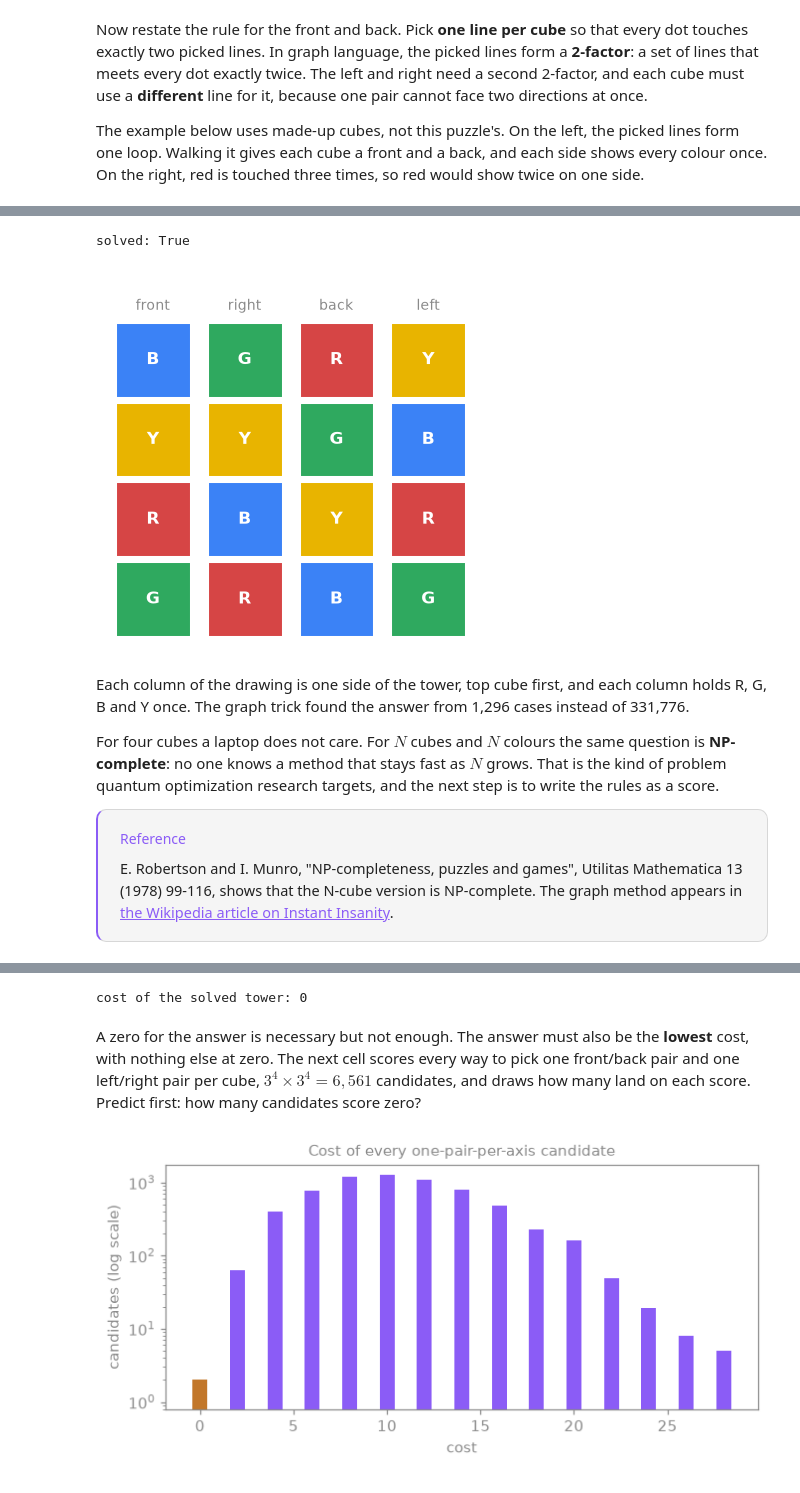
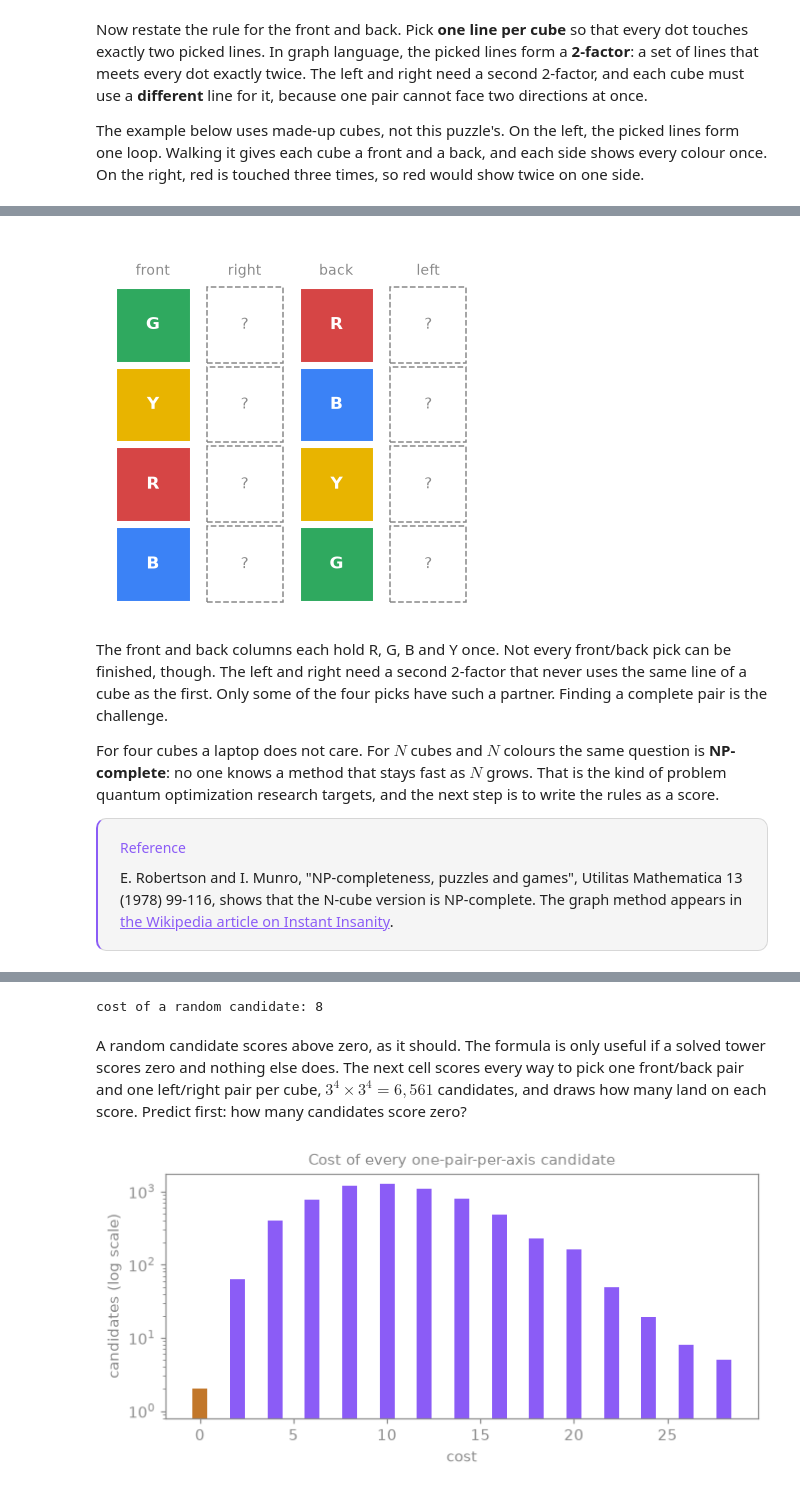
Before and after one commit to hoanganh-2704/CEadify_QAOA, a Jupyter notebook: starter_notebook.ipynb, the cells around one changed output, grey strips where cells are left out. Saved outputs shown, nothing was run; the diff lists cells and outputs as text; code cells hidden in the pictures.

```diff
--- a/starter_notebook.ipynb
+++ b/starter_notebook.ipynb
@@ -237,13 +160,7 @@ def is_two_factor(cubes, picks):
     return all(d == 2 for d in degrees(cubes, picks).values())
 
 
-graph_solutions = [
-    choice for choice in itertools.product(CHOICES, repeat=len(CUBES))
-    if is_two_factor(CUBES, [fb for fb, _ in choice])
-    and is_two_factor(CUBES, [lr for _, lr in choice])
-]
-print(f"{len(graph_solutions)} of {6 ** len(CUBES):,} cases solve the puzzle:")
-for choice in graph_solutions:
-    print("  front/back", [CUBES[i][fb] for i, (fb, _) in enumerate(choice)],
-          " left/right", [CUBES[i][lr] for i, (_, lr) in enumerate(choice)])
+front_back = [picks for picks in itertools.product(range(3), repeat=len(CUBES))
+              if is_two_factor(CUBES, picks)]
+print(f"{len(front_back)} of {3 ** len(CUBES)} front/back picks are 2-factors")
 # %% [output]
@@ -265,48 +178,12 @@ Each panel is one closed loop through all four colours, so every dot touches two
 # %%
-def orient(cubes, picks):
-    """Walk the 2-factor's cycles; return {cube: (first side, opposite side)}."""
-    lines = {c: cubes[c][p] for c, p in enumerate(picks)}
-    placed = {}
-    while len(placed) < len(lines):
-        c = next(c for c in lines if c not in placed)
-        here = lines[c][0]
-        while c is not None:
-            u, v = lines[c]
-            placed[c] = (here, v if u == here else u)
-            here = placed[c][1]
-            c = next((d for d, (a, b) in lines.items()
-                      if d not in placed and here in (a, b)), None)
-    return placed
+from resources.helpers import draw_tower, orient, tower_from
 
-
-def tower_from(cubes, choice):
-    front = orient(cubes, [fb for fb, _ in choice])
-    side = orient(cubes, [lr for _, lr in choice])
-    return [(front[c][0], side[c][0], front[c][1], side[c][1]) for c in range(len(cubes))]
-
-
-def draw_tower(tower):
-    fig, ax = plt.subplots(figsize=(4.4, 0.95 * len(tower) + 0.6))
-    for row, view in enumerate(reversed(tower)):
-        for col, colour in enumerate(view):
-            face(ax, col * 1.15, row, colour, size=0.95)
-    for col, name in enumerate(["front", "right", "back", "left"]):
-        ax.text(col * 1.15 + 0.47, len(tower) + 0.1, name, ha="center", fontsize=9)
-    ax.set_xlim(-0.1, 4.6)
-    ax.set_ylim(-0.1, len(tower) + 0.5)
-    ax.set_aspect("equal")
-    ax.axis("off")
-    show(fig)
-
-
-tower = tower_from(CUBES, answer)
-print("solved:", solves(tower))
-draw_tower(tower)
+ends = orient(CUBES, front_back[0])
+draw_tower([(ends[c][0], None, ends[c][1], None) for c in range(len(CUBES))])
 # %% [output]
-solved: True
-[figure, old version]
+[figure, new version]
 # %% [markdown]
-Each column of the drawing is one side of the tower, top cube first, and each column holds R, G, B and Y once. The graph trick found the answer from 1,296 cases instead of 331,776.
+The front and back columns each hold R, G, B and Y once. Not every front/back pick can be finished, though. The left and right need a second 2-factor that never uses the same line of a cube as the first. Only some of the four picks have such a partner. Finding a complete pair is the challenge.
 
 For four cubes a laptop does not care. For $N$ cubes and $N$ colours the same question is **NP-complete**: no one knows a method that stays fast as $N$ grows. That is the kind of problem quantum optimization research targets, and the next step is to write the rules as a score.
 
@@ -357,11 +234,12 @@ def one_hot(p):
     return [int(i == p) for i in range(3)]
 
 
-x = [one_hot(fb) for fb, _ in answer]
-y = [one_hot(lr) for _, lr in answer]
-print("cost of the solved tower:", cost(CUBES, x, y))
+rng = np.random.default_rng(SEED)
+x = [one_hot(p) for p in rng.integers(0, 3, len(CUBES))]
+y = [one_hot(p) for p in rng.integers(0, 3, len(CUBES))]
+print("cost of a random candidate:", cost(CUBES, x, y))
 # %% [output]
-cost of the solved tower: 0
+cost of a random candidate: 8
 # %% [markdown]
-A zero for the answer is necessary but not enough. The answer must also be the **lowest** cost, with nothing else at zero. The next cell scores every way to pick one front/back pair and one left/right pair per cube, $3^4 \times 3^4 = 6{,}561$ candidates, and draws how many land on each score. Predict first: how many candidates score zero?
+A random candidate scores above zero, as it should. The formula is only useful if a solved tower scores zero and nothing else does. The next cell scores every way to pick one front/back pair and one left/right pair per cube, $3^4 \times 3^4 = 6{,}561$ candidates, and draws how many land on each score. Predict first: how many candidates score zero?
 # %%
```
Also changed, not shown: parts of 34 cells of this notebook, 6 other files.
